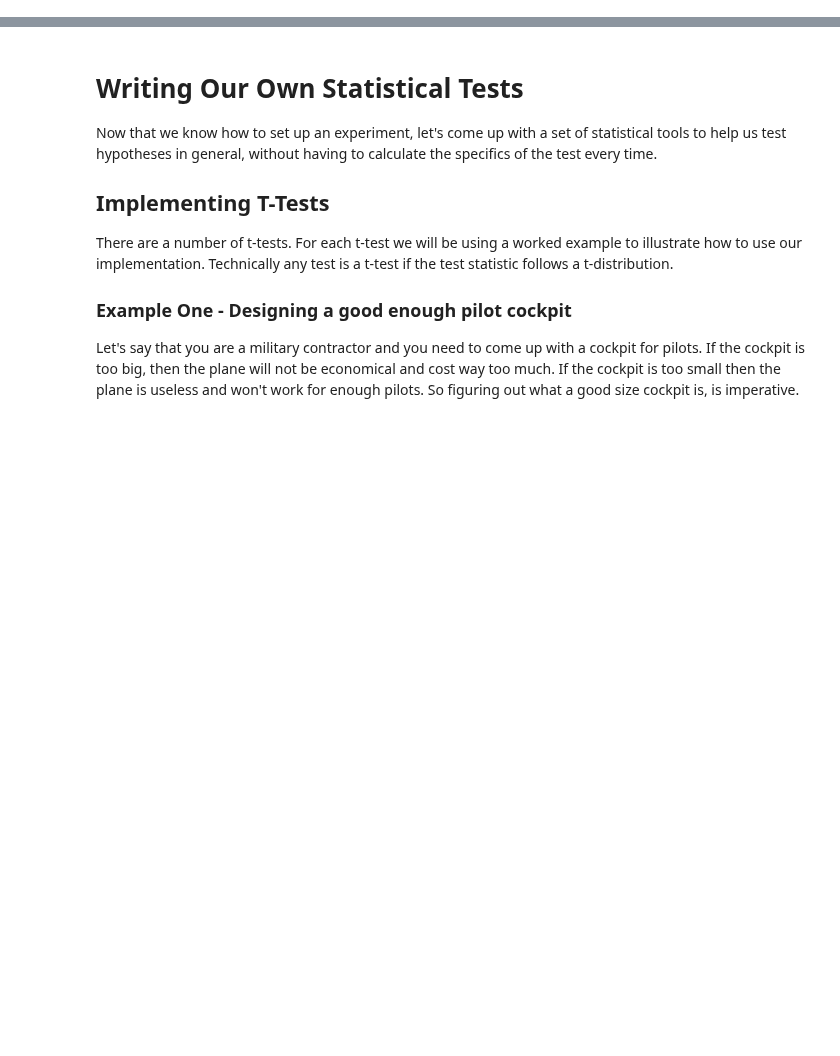
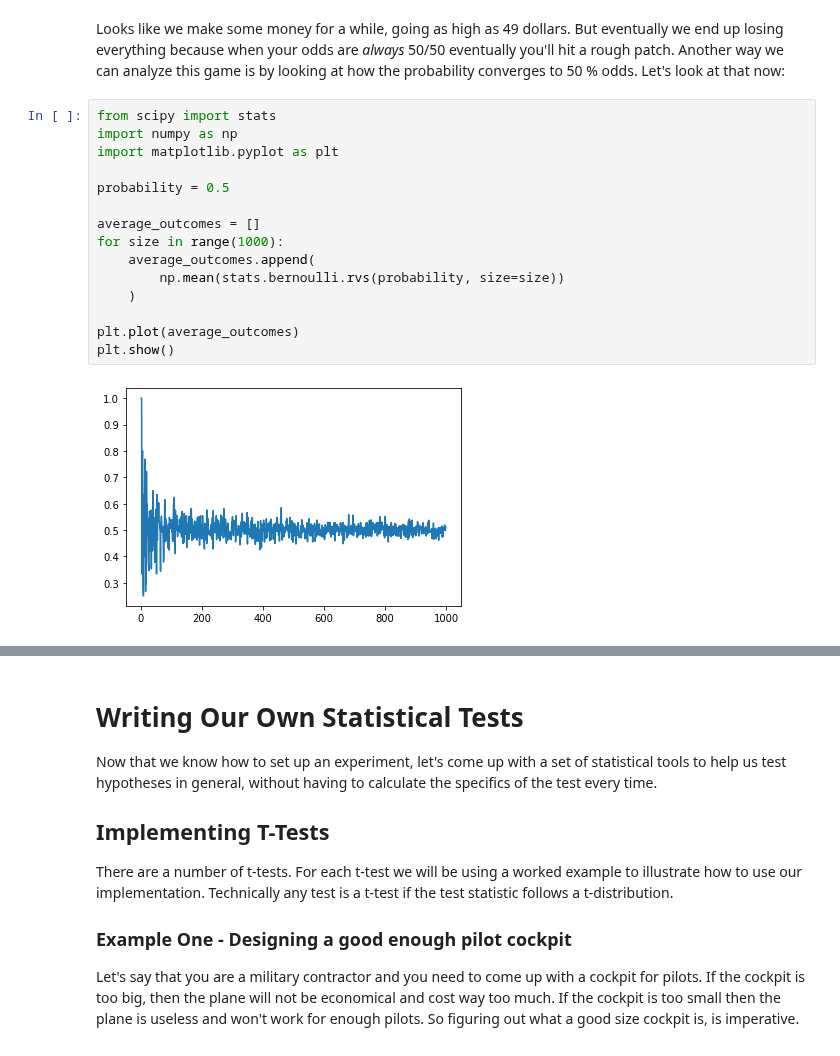
Before and after one commit to EricSchles/datascience_book, a Jupyter notebook: Statistical tests, from scratch.ipynb, the cells around one changed output, grey strips where cells are left out. Drawn from its saved outputs; the diff is of its cells as text; blank space fills up the shorter version.

```diff
--- a/Statistical tests, from scratch.ipynb
+++ b/Statistical tests, from scratch.ipynb
@@ -52,0 +115,19 @@ For each of the above talk about how to use this in an experimental context.  Th
+# %% [markdown]
+Looks like we make some money for a while, going as high as 49 dollars.  But eventually we end up losing everything because when your odds are _always_ 50/50 eventually you'll hit a rough patch.  Another way we can analyze this game is by looking at how the probability converges to 50 % odds.  Let's look at that now:
+# %%
+from scipy import stats
+import numpy as np
+import matplotlib.pyplot as plt
+
+probability = 0.5
+
+average_outcomes = []
+for size in range(1000):
+    average_outcomes.append(
+        np.mean(stats.bernoulli.rvs(probability, size=size))
+    )
+
+plt.plot(average_outcomes)
+plt.show()
+# %% [output]
+[figure, added]
```
Also changed, not shown: parts of 5 cells of this notebook.
